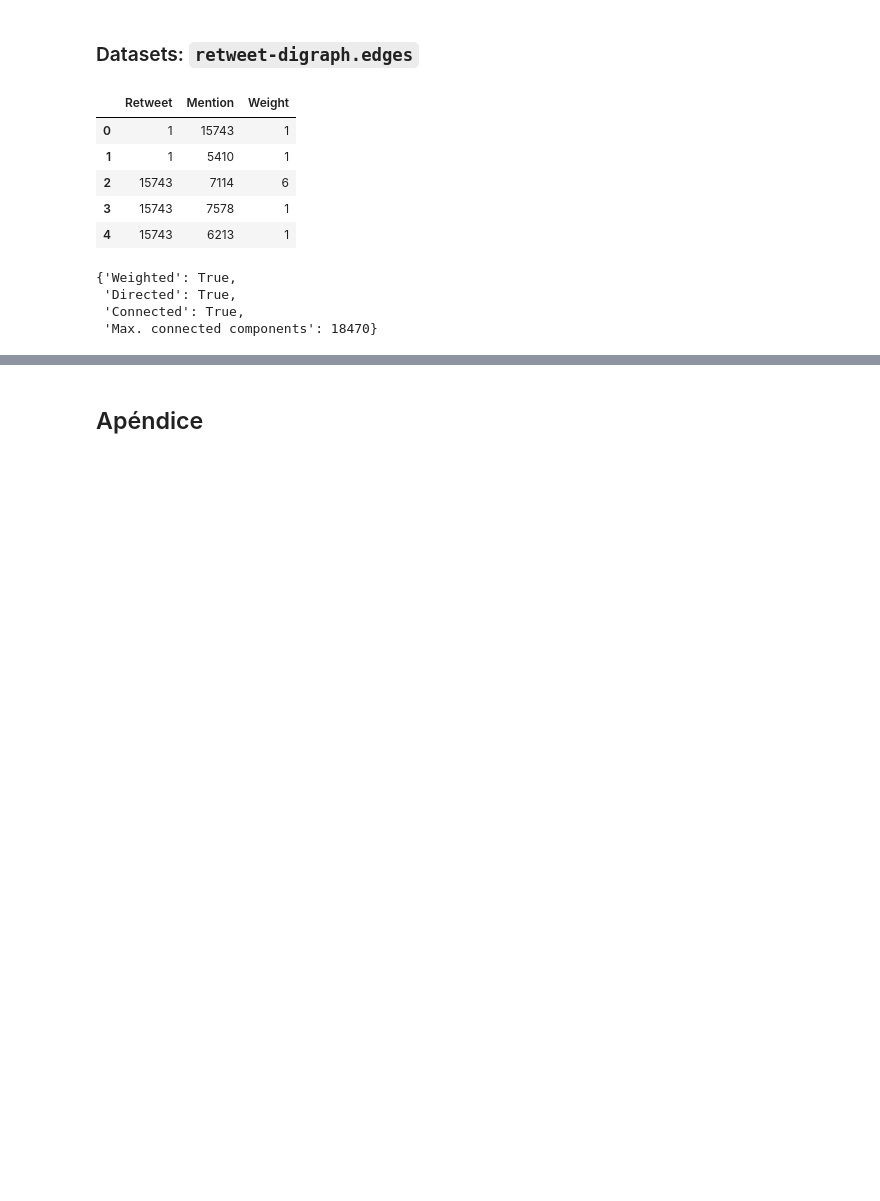
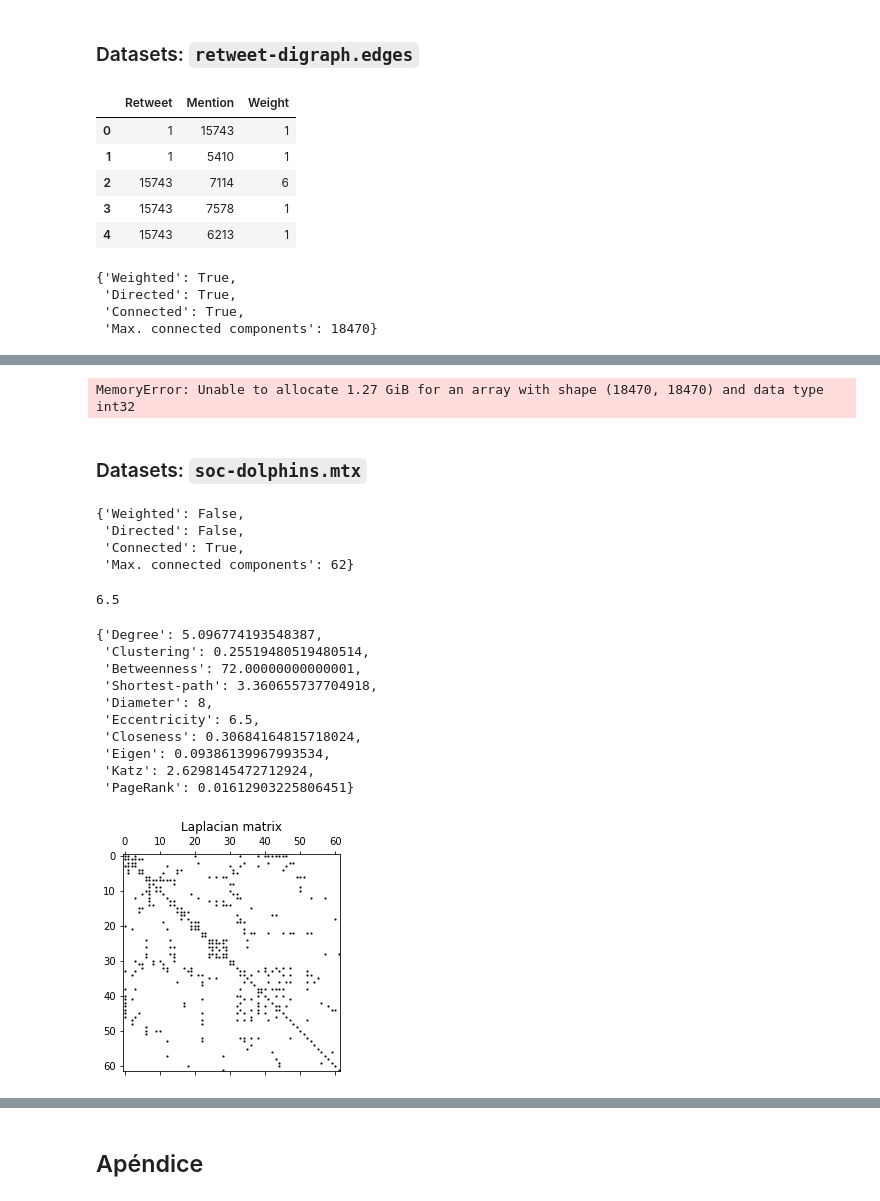
Before and after one commit to joshbrx/VoterModel_Network, a Jupyter notebook: Métricas, centralidades y manejo computacional de redes.ipynb, the cells around one changed output, grey strips where cells are left out. Cells and saved outputs as stored; diff of their text form; code cells hidden in the pictures; blank space fills up the shorter version.

```diff
--- a/Métricas, centralidades y manejo computacional de redes.ipynb
+++ b/Métricas, centralidades y manejo computacional de redes.ipynb
@@ -27,8 +27,9 @@ nx.draw(G, pos, with_labels=True, **options)
 # %%
 def grado_prom(G):             # Grado promedio
     N = len(G); k = 0
-    for i in range(1, N +1):
-        k += G.degree[i]
+    B = dict(G.degree())
+    for key in B:
+        k += B[key]
     return k/N
 # --------------------------------------------------
 def clustering_prom(G):        # Clustering coeff
@@ -38,9 +39,9 @@ def clustering_prom(G):        # Clustering coeff
         s += B[key]
     return s/N
 # --------------------------------------------------
-def betweenness_prom(G):       # Betweenness
+def betweenness_prom(G, k=len(G)):       # Betweenness
     N = len(G); s = 0
-    B_dict = nx.betweenness_centrality(G, k=N, normalized=False)
+    B_dict = nx.betweenness_centrality(G, k=k, normalized=False)
     for key in B_dict:
         s += B_dict[key]
     return s/N
@@ -517,7 +522,7 @@ df3.head()
 # %%
 edge_list3 = []                       # extrayendo lista de aristas y pesos
 for i in range(len(df3)):
-    edge_list3.append((df3.to_numpy()[i][0], df3.to_numpy()[i][1], {"weight": df3.to_numpy()[i][2]}))
+    edge_list3.append((df3.to_numpy()[i][0], df3.to_numpy()[i][1], df3.to_numpy()[i][2]))
 # %%
 dict_E3 = analyse_edges(edge_list3)
 dict_E3
@@ -539,0 +540,42 @@ analyse_graph(G3, dict_E3)
+# %%
+hist_centrality(G3, alpha_k=0.1, beta_k=1.0, delta_pr=0.85, max_iter=500, tol=1e-04)
+analyse_coefficients(G3, bins=20)
+# %% [output]
+MemoryError: Unable to allocate 1.27 GiB for an array with shape (18470, 18470) and data type int32
+# %% [markdown]
+### Datasets: `soc-dolphins.mtx`
+# %%
+df4 = pd.read_csv("Datasets/dolphins/soc-dolphins.mtx",  sep="\s", comment='%',
+                  names=["In", "Out"], index_col=False)
+df4.head()
+
+edge_list4 = []                       # extrayendo lista de aristas
+for i in range(len(df4)-1):
+    edge_list4.append((df4.to_numpy()[i+1][0], df4.to_numpy()[i+1][1]))
+# %%
+dict_E4 = analyse_edges(edge_list4)
+dict_E4
+# %% [output]
+{'Weighted': False,
+ 'Directed': False,
+ 'Connected': True,
+ 'Max. connected components': 62}
+# %%
+eccentricity_prom(G4)
+# %% [output]
+6.5
+# %%
+G4 = make_graph(edge_list4)
+analyse_graph(G4, dict_E4)
+# %% [output]
+{'Degree': 5.096774193548387,
+ 'Clustering': 0.25519480519480514,
+ 'Betweenness': 72.00000000000001,
+ 'Shortest-path': 3.360655737704918,
+ 'Diameter': 8,
+ 'Eccentricity': 6.5,
+ 'Closeness': 0.30684164815718024,
+ 'Eigen': 0.09386139967993534,
+ 'Katz': 2.6298145472712924,
+ 'PageRank': 0.01612903225806451}
+[figure, added]
```
Also changed, not shown: parts of 15 cells of this notebook.
